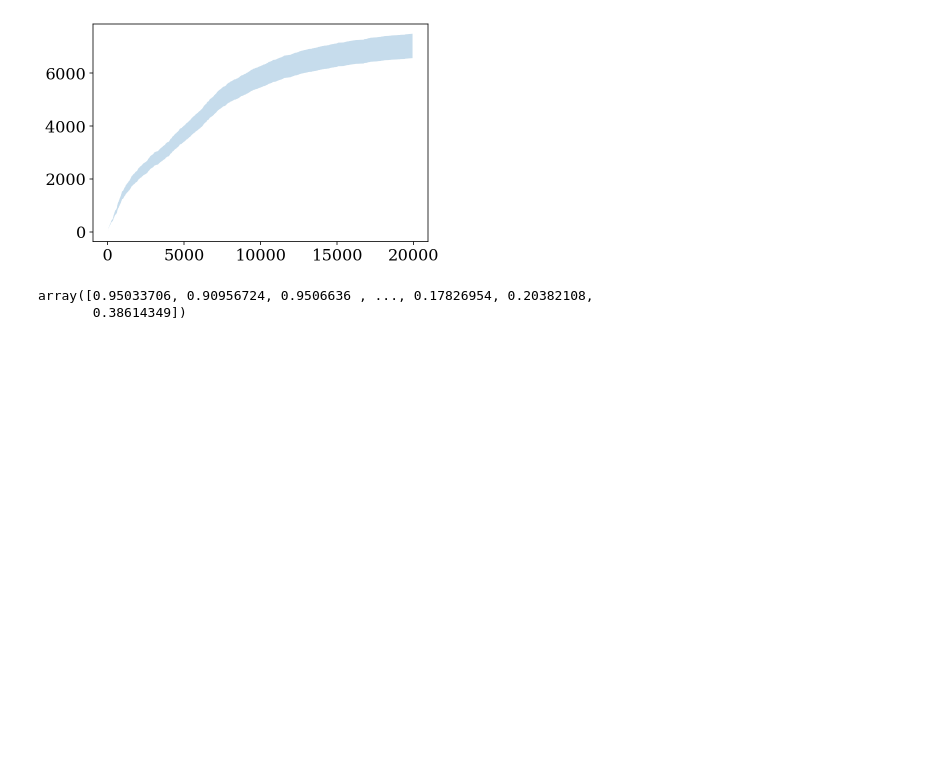
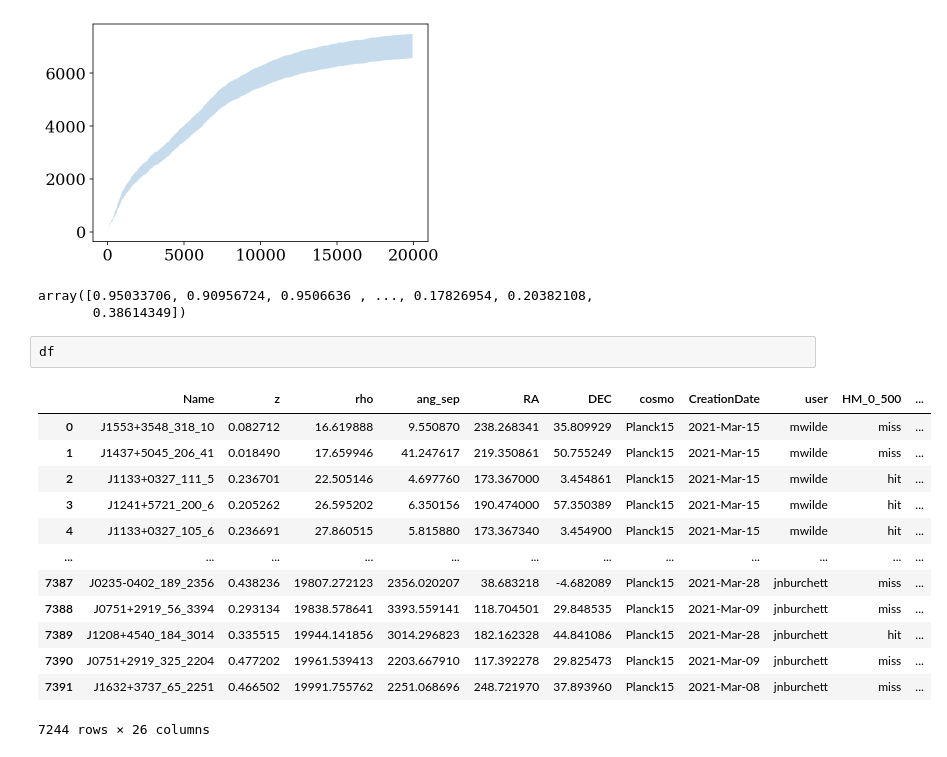
Before and after one commit to mattcwilde/1halo2halo, a Jupyter notebook: haloclustering/plotting/plots.ipynb, the cells around one changed output. Cells and saved outputs as stored; diff of their text form; blank space fills up the shorter version.

```diff
--- a/haloclustering/plotting/plots.ipynb
+++ b/haloclustering/plotting/plots.ipynb
@@ -873,3 +944,19 @@ plt.fill_between(bin_edges[1:], f_lo, f_hi, 'r-', lw=2, label='cdf', alpha=0.25)
 # %% [output]
 array([0.95033706, 0.90956724, 0.9506636 , ..., 0.17826954, 0.20382108,
        0.38614349])
+# %%
+df
+# %% [output]
+|  | Name | z | rho | ang_sep | RA | DEC | cosmo | CreationDate | user | HM_0_500 | ... |
+| 0 | J1553+3548_318_10 | 0.082712 | 16.619888 | 9.550870 | 238.268341 | 35.809929 | Planck15 | 2021-Mar-15 | mwilde | miss | ... |
+| 1 | J1437+5045_206_41 | 0.018490 | 17.659946 | 41.247617 | 219.350861 | 50.755249 | Planck15 | 2021-Mar-15 | mwilde | miss | ... |
+| 2 | J1133+0327_111_5 | 0.236701 | 22.505146 | 4.697760 | 173.367000 | 3.454861 | Planck15 | 2021-Mar-15 | mwilde | hit | ... |
+| 3 | J1241+5721_200_6 | 0.205262 | 26.595202 | 6.350156 | 190.474000 | 57.350389 | Planck15 | 2021-Mar-15 | mwilde | hit | ... |
+| 4 | J1133+0327_105_6 | 0.236691 | 27.860515 | 5.815880 | 173.367340 | 3.454900 | Planck15 | 2021-Mar-15 | mwilde | hit | ... |
+| ... | ... | ... | ... | ... | ... | ... | ... | ... | ... | ... | ... |
+| 7387 | J0235-0402_189_2356 | 0.438236 | 19807.272123 | 2356.020207 | 38.683218 | -4.682089 | Planck15 | 2021-Mar-28 | jnburchett | miss | ... |
+| 7388 | J0751+2919_56_3394 | 0.293134 | 19838.578641 | 3393.559141 | 118.704501 | 29.848535 | Planck15 | 2021-Mar-09 | jnburchett | miss | ... |
+| 7389 | J1208+4540_184_3014 | 0.335515 | 19944.141856 | 3014.296823 | 182.162328 | 44.841086 | Planck15 | 2021-Mar-28 | jnburchett | hit | ... |
+| 7390 | J0751+2919_325_2204 | 0.477202 | 19961.539413 | 2203.667910 | 117.392278 | 29.825473 | Planck15 | 2021-Mar-09 | jnburchett | miss | ... |
+| 7391 | J1632+3737_65_2251 | 0.466502 | 19991.755762 | 2251.068696 | 248.721970 | 37.893960 | Planck15 | 2021-Mar-08 | jnburchett | miss | ... |
+7244 rows × 26 columns
```
Also changed, not shown: parts of 16 cells of this notebook.
